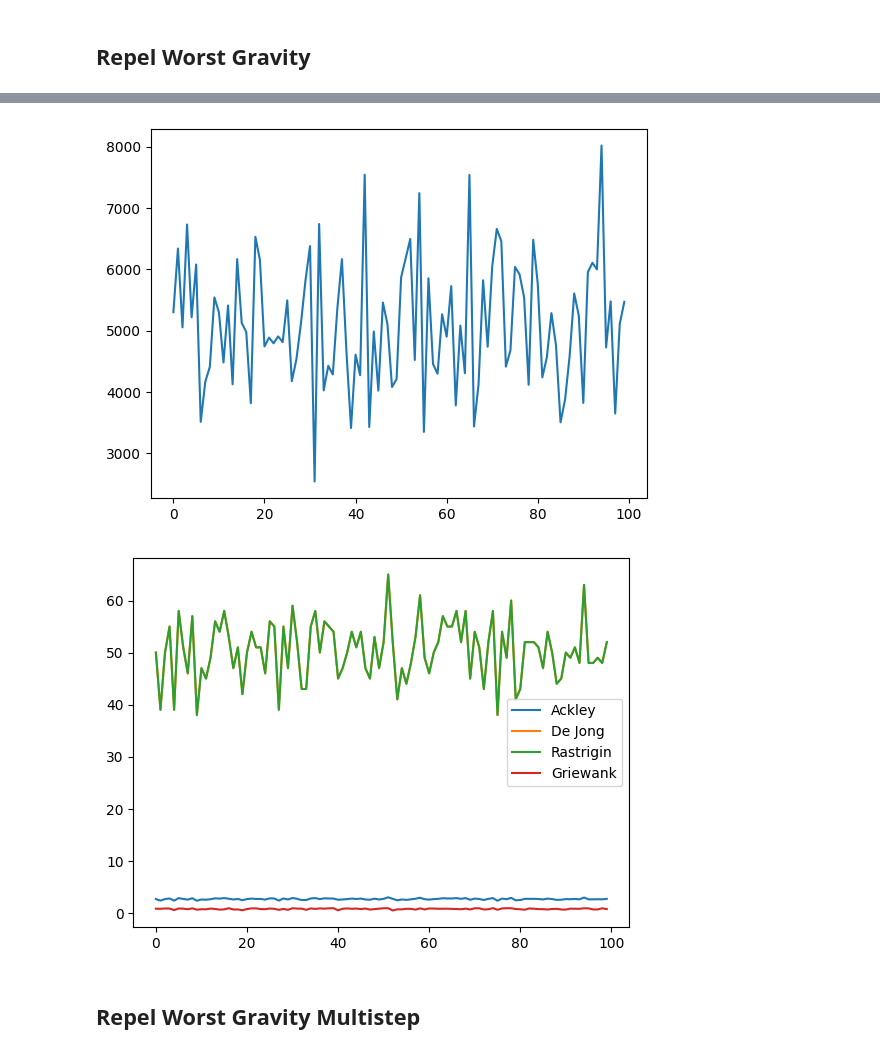
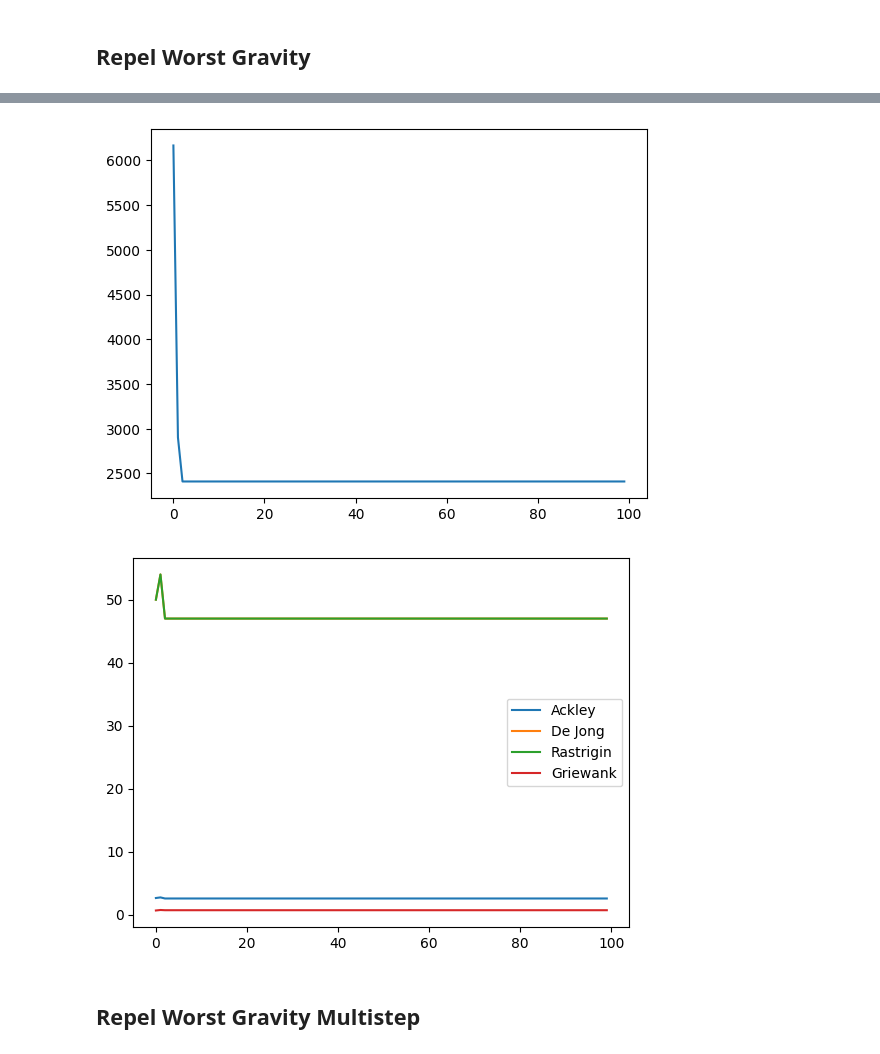
Before and after one commit to bogumilap/TOPSIS-LABS, a Jupyter notebook: results.ipynb, the cells around one changed output, grey strips where cells are left out. Drawn from its saved outputs; the diff is of its cells as text; code cells hidden in the pictures.

```diff
--- a/results.ipynb
+++ b/results.ipynb
@@ -892,0 +165,4 @@ Computing time: 0.07503175735473633
+# %%
+repel_worst_benchmarks_observer = BenchmarksObserver()
+repel_worst_fitness_observer = FitnessObserver()
+run_genetic_algorithm(RepelWorstGravity, 0.5, observers=[repel_worst_benchmarks_observer, repel_worst_fitness_observer])
@@ -893,17 +192,22 @@ Computing time: 0.07503175735473633
 # %%
-plt.plot(iterations, repel_worst_gravity_fitness)
+repel_worst_fitness = repel_worst_fitness_observer.fitness
+plt.plot(iterations, repel_worst_fitness)
 plt.show()
 # %% [output]
-[figure, old version]
+[figure, new version]
 # %%
-plt.plot(iterations, repel_worst_gravity_benchmarks_ackley, label="Ackley")
-plt.plot(iterations, repel_worst_gravity_benchmarks_de_jong, label="De Jong")
-plt.plot(iterations, repel_worst_gravity_benchmarks_rastrigin, label="Rastrigin")
-plt.plot(iterations, repel_worst_gravity_benchmarks_griewank, label="Griewank")
+repel_worst_benchmarks_ackley = repel_worst_benchmarks_observer.benchmark_ackley
+repel_worst_benchmarks_de_jong = repel_worst_benchmarks_observer.benchmark_de_jong
+repel_worst_benchmarks_rastrigin = repel_worst_benchmarks_observer.benchmark_rastrigin
+repel_worst_benchmarks_griewank = repel_worst_benchmarks_observer.benchmark_griewank
+plt.plot(iterations, repel_worst_benchmarks_ackley, label="Ackley")
+plt.plot(iterations, repel_worst_benchmarks_de_jong, label="De Jong")
+plt.plot(iterations, repel_worst_benchmarks_rastrigin, label="Rastrigin")
+plt.plot(iterations, repel_worst_benchmarks_griewank, label="Griewank")
 plt.legend()
 plt.show()
 # %% [output]
-[figure, old version]
+[figure, new version]
 # %% [markdown]
 ## Repel Worst Gravity Multistep
 # %%
```
Also changed, not shown: parts of 23 cells of this notebook, 4 other files.
